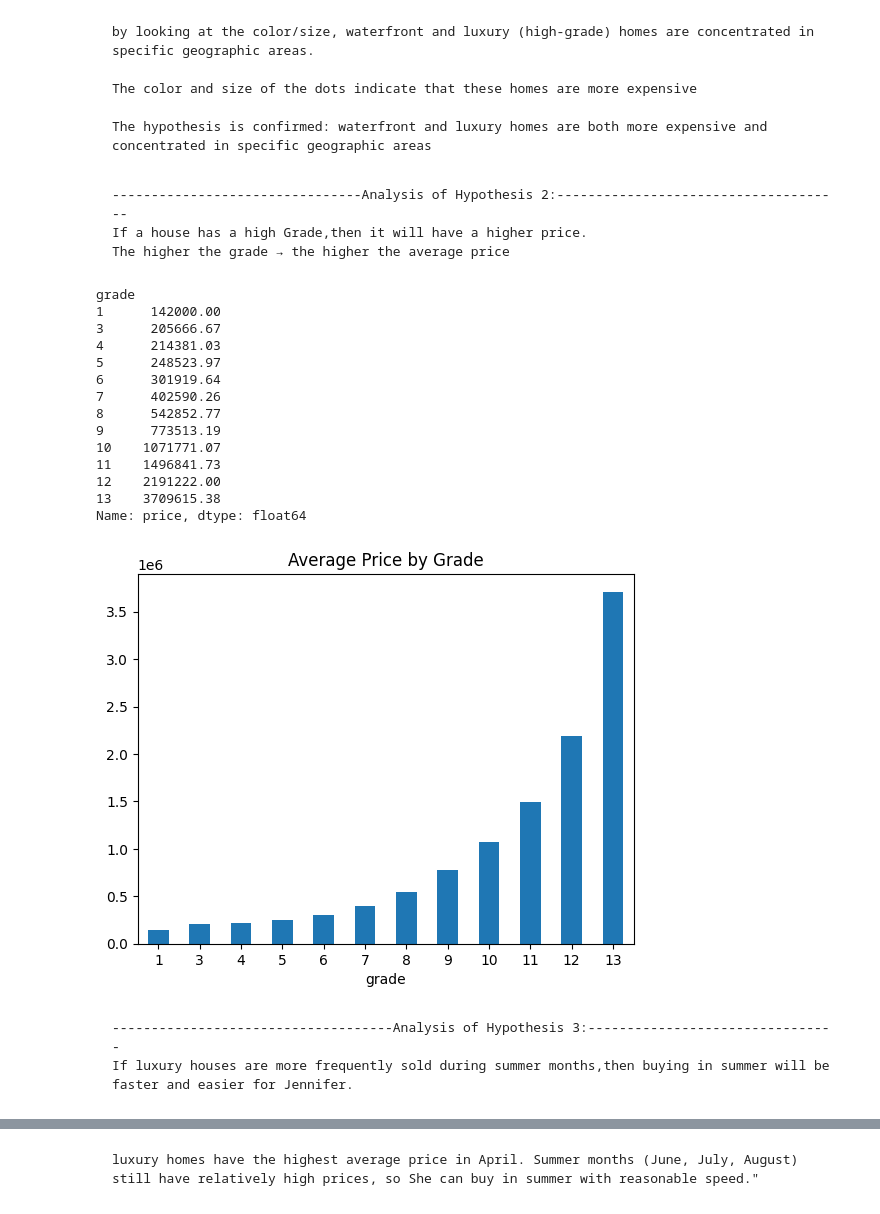
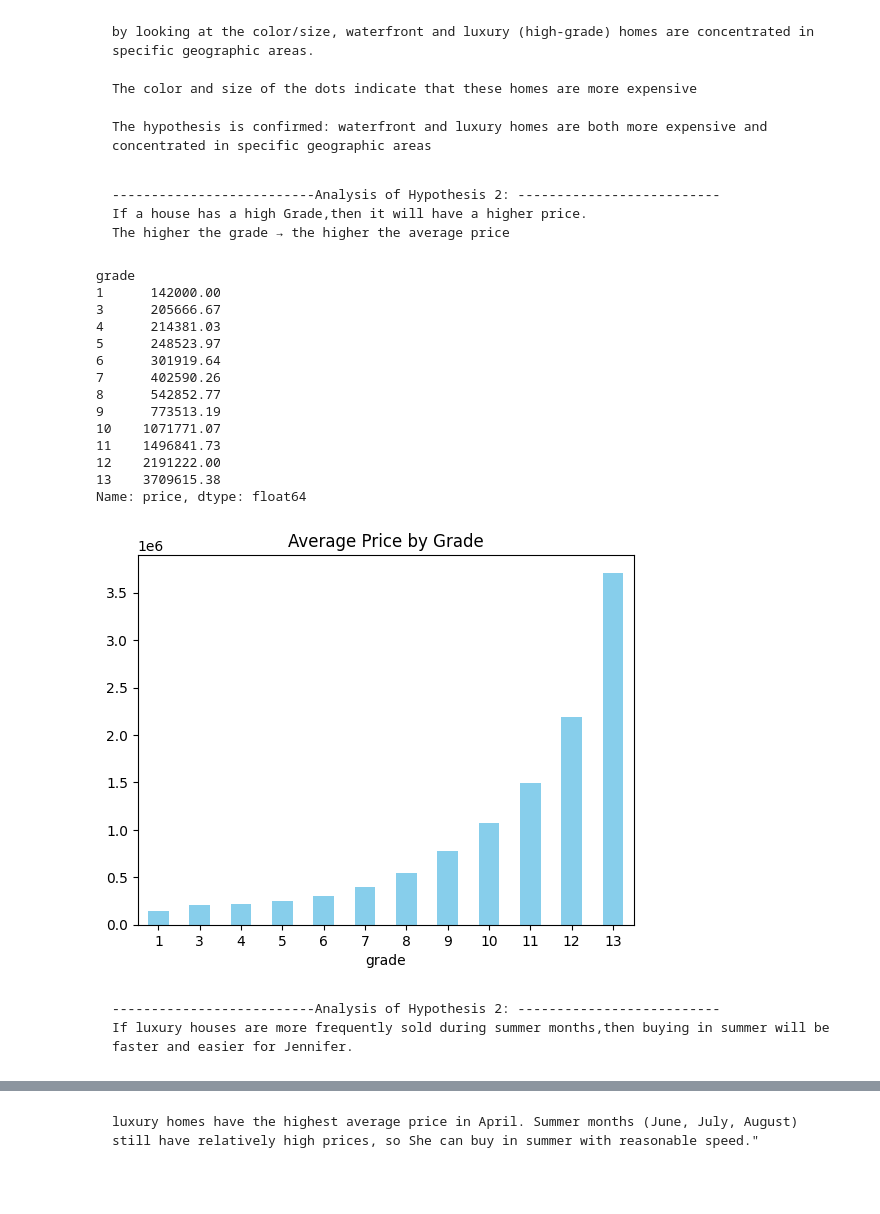
Before and after one commit to STofighi71/EDA-King-County-Dataset, a Jupyter notebook: Task.ipynb, the cells around one changed output, grey strips where cells are left out. Drawn from its saved outputs; the diff is of its cells as text; code cells hidden in the pictures; blank space fills up the shorter version.

```diff
--- a/Task.ipynb
+++ b/Task.ipynb
@@ -7,7 +7,7 @@ import matplotlib.pyplot as plt
 import plotly.express as px
 
 #Read in the data
-df=pd.read_csv("./data/kc_house_data.csv")
+df=pd.read_csv("./Data/kc_house_data.csv")
 
 # #View the data
 df.head()
@@ -246,36 +262,36 @@ fig.show()
 
     The hypothesis is confirmed: waterfront and luxury homes are both more expensive and concentrated in specific geographic areas
 # %% [markdown]
-    --------------------------------Analysis of Hypothesis 2:-------------------------------------
+    --------------------------Analysis of Hypothesis 2: --------------------------
     If a house has a high Grade,then it will have a higher price.
     The higher the grade → the higher the average price
 # %%
 # Average Price fro each Grade (1-13)
 mean_grade = df.groupby("grade")["price"].mean()
 print(round(mean_grade,2))
 
 # Visualisation
-mean_grade.plot(kind='bar', title="Average Price by Grade")
+mean_grade.plot(kind='bar', title="Average Price by Grade", color='skyblue')
 plt.xticks(rotation="horizontal")
 plt.show()
 # %% [output]
 grade
 1      142000.00
 3      205666.67
 4      214381.03
 5      248523.97
 6      301919.64
 7      402590.26
 8      542852.77
 9      773513.19
 10    1071771.07
 11    1496841.73
 12    2191222.00
 13    3709615.38
 Name: price, dtype: float64
-[figure, old version]
+[figure, new version]
 # %% [markdown]
-    ------------------------------------Analysis of Hypothesis 3:--------------------------------
+    --------------------------Analysis of Hypothesis 2: --------------------------
     If luxury houses are more frequently sold during summer months,then buying in summer will be faster and easier for Jennifer.
 # %%
 # Average Price fro each Month (1-12)
```
Also changed, not shown: parts of 13 cells of this notebook.
